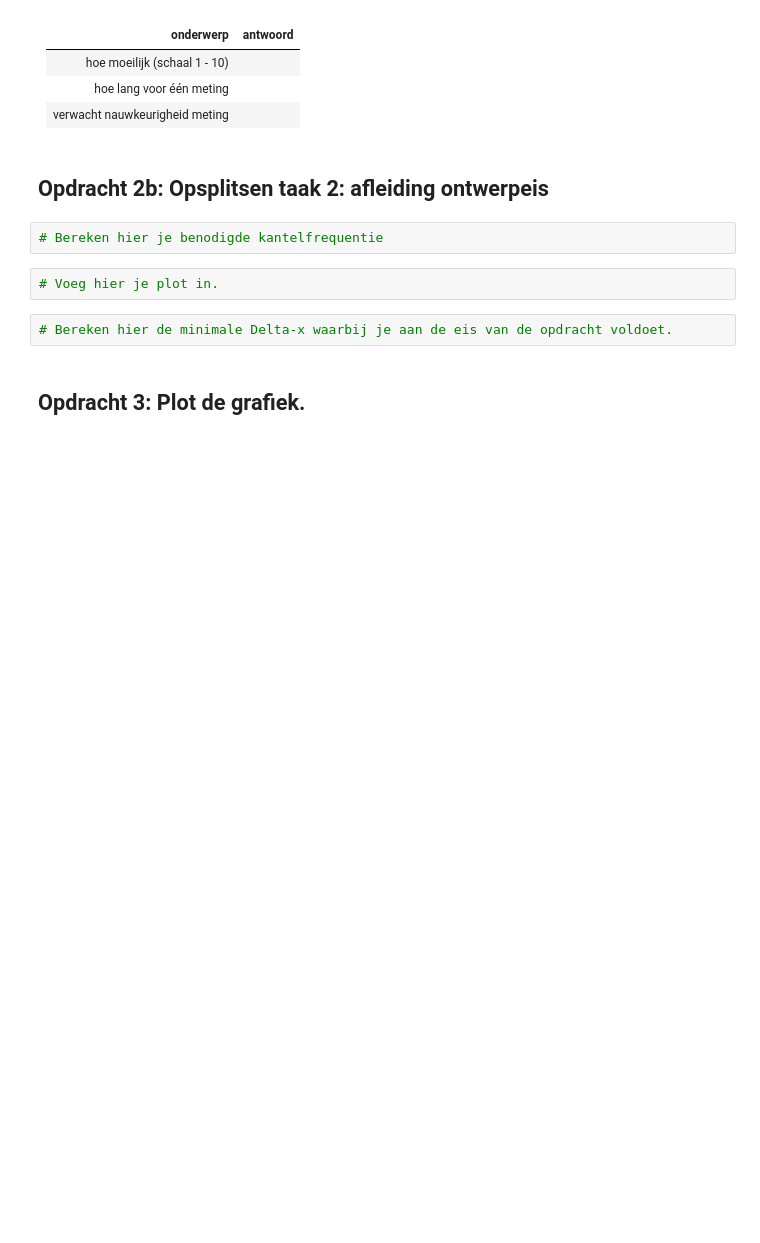
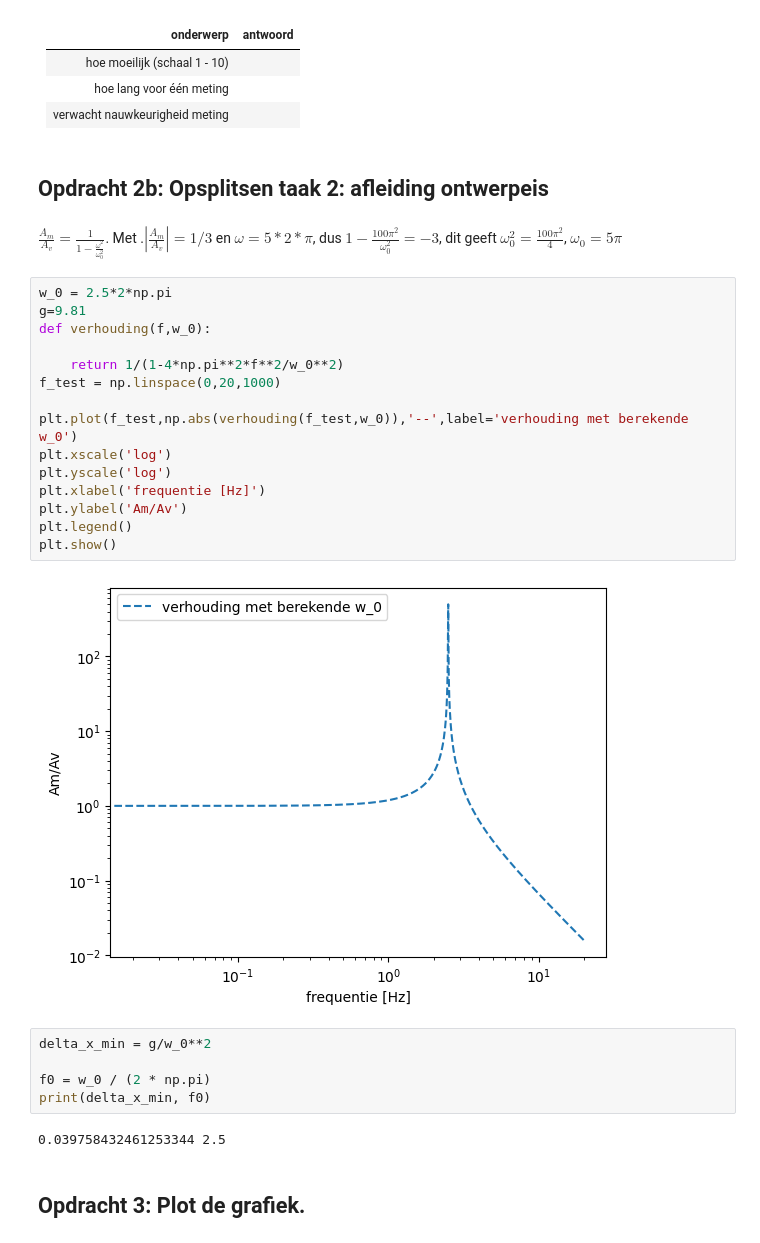
Before and after one commit to MatthiasGrablowitz/opdrachten-DEF-D, a Jupyter notebook: FysiekeOntwerpopdrachten/5MaakEenOpstellingTrillingsvrij/Ontwerpopdracht5MaakEenOpstellingTrillingsvrijInvulTemplate.ipynb, the cells around one changed output. Cells and saved outputs as stored; diff of their text form; blank space fills up the shorter version.

```diff
--- a/FysiekeOntwerpopdrachten/5MaakEenOpstellingTrillingsvrij/Ontwerpopdracht5MaakEenOpstellingTrillingsvrijInvulTemplate.ipynb
+++ b/FysiekeOntwerpopdrachten/5MaakEenOpstellingTrillingsvrij/Ontwerpopdracht5MaakEenOpstellingTrillingsvrijInvulTemplate.ipynb
@@ -42,12 +42,32 @@ Vul onderstaande tabel in:
 | verwacht nauwkeurigheid meting |  |
 # %% [markdown]
 ## Opdracht 2b: Opsplitsen taak 2: afleiding ontwerpeis
-# %%
-# Bereken hier je benodigde kantelfrequentie
+# %% [markdown]
+$\frac{A_m}{A_v}=\frac{1}{1-\frac{\omega^2}{\omega _0^2}}$. Met .$|\frac{A_m}{A_v}|=1/3$ en $\omega=5*2*\pi$, dus $1-\frac{100\pi^2}{\omega _0^2}=-3$, dit geeft $\omega _0^2=\frac{100\pi^2}{4}$, $\omega _0=5\pi$
 # %%
-# Voeg hier je plot in.
+w_0 = 2.5*2*np.pi
+g=9.81
+def verhouding(f,w_0):
+
+    return 1/(1-4*np.pi**2*f**2/w_0**2)
+f_test = np.linspace(0,20,1000)
+
+plt.plot(f_test,np.abs(verhouding(f_test,w_0)),'--',label='verhouding met berekende w_0')
+plt.xscale('log')
+plt.yscale('log')
+plt.xlabel('frequentie [Hz]')
+plt.ylabel('Am/Av')
+plt.legend()
+plt.show()
+# %% [output]
+[figure, added]
 # %%
-# Bereken hier de minimale Delta-x waarbij je aan de eis van de opdracht voldoet.
+delta_x_min = g/w_0**2
+
+f0 = w_0 / (2 * np.pi)
+print(delta_x_min, f0)
+# %% [output]
+0.039758432461253344 2.5
 # %% [markdown]
 ## Opdracht 3: Plot de grafiek.
 # %%
```
Also changed, not shown: parts of 9 cells of this notebook, 1 other file.
